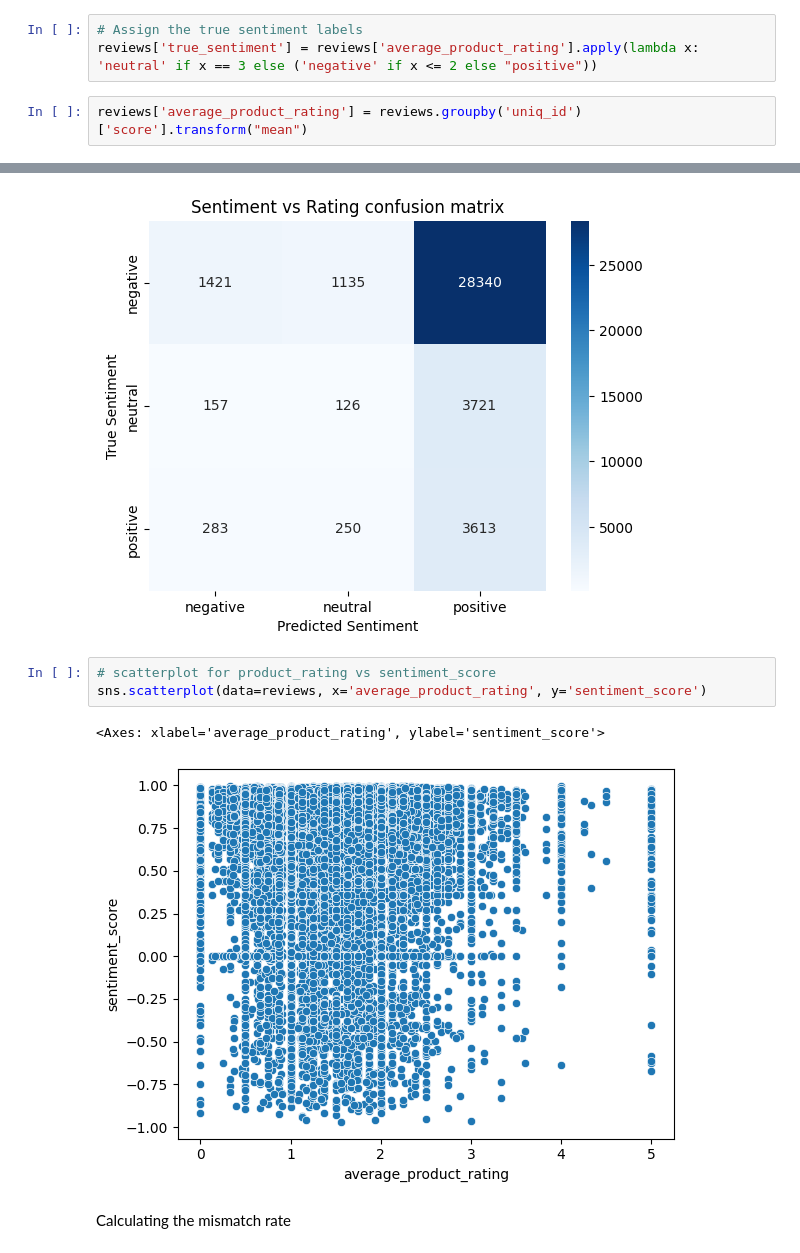
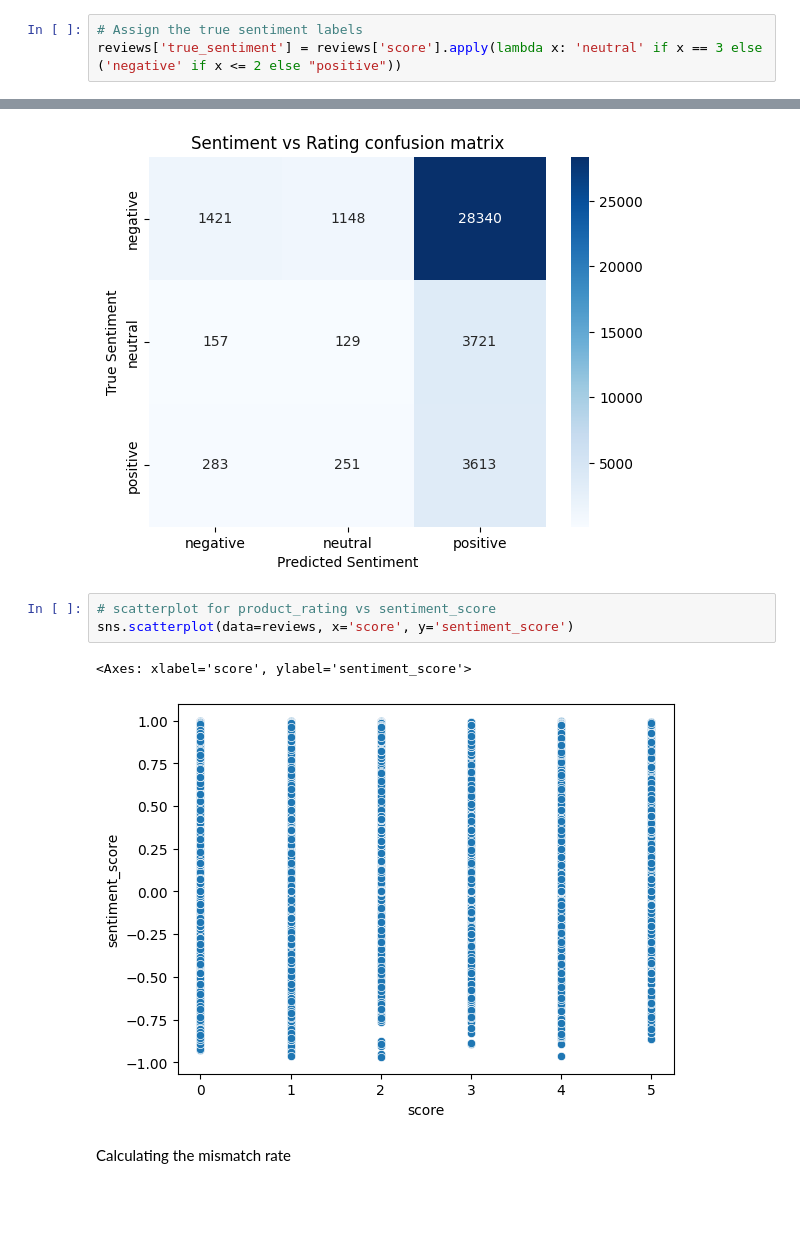
Before and after one commit to Malki9/3601763_BD2, a Jupyter notebook: 3601763_BD2.ipynb, the cells around one changed output, grey strips where cells are left out. Saved outputs shown, nothing was run; the diff lists cells and outputs as text; blank space fills up the shorter version.

Commit message:
Identifying the true label

```diff
--- a/3601763_BD2.ipynb
+++ b/3601763_BD2.ipynb
@@ -619,9 +621,7 @@ If we classify those score. It will be as below:
 *   5 --> Positive
 # %%
 # Assign the true sentiment labels
-reviews['true_sentiment'] = reviews['average_product_rating'].apply(lambda x: 'neutral' if x == 3 else ('negative' if x <= 2 else "positive"))
+reviews['true_sentiment'] = reviews['score'].apply(lambda x: 'neutral' if x == 3 else ('negative' if x <= 2 else "positive"))
-# %%
-reviews['average_product_rating'] = reviews.groupby('uniq_id')['score'].transform("mean")
 # %%
 reviews.describe()
 # %% [output]
@@ -664,10 +664,10 @@ plt.show()
 [figure]
 # %%
 # scatterplot for product_rating vs sentiment_score
-sns.scatterplot(data=reviews, x='average_product_rating', y='sentiment_score')
+sns.scatterplot(data=reviews, x='score', y='sentiment_score')
 # %% [output]
-<Axes: xlabel='average_product_rating', ylabel='sentiment_score'>
+<Axes: xlabel='score', ylabel='sentiment_score'>
-[figure, old version]
+[figure, new version]
 # %% [markdown]
 Calculating the mismatch rate
 # %%
```
Also changed, not shown: parts of 34 cells of this notebook.
